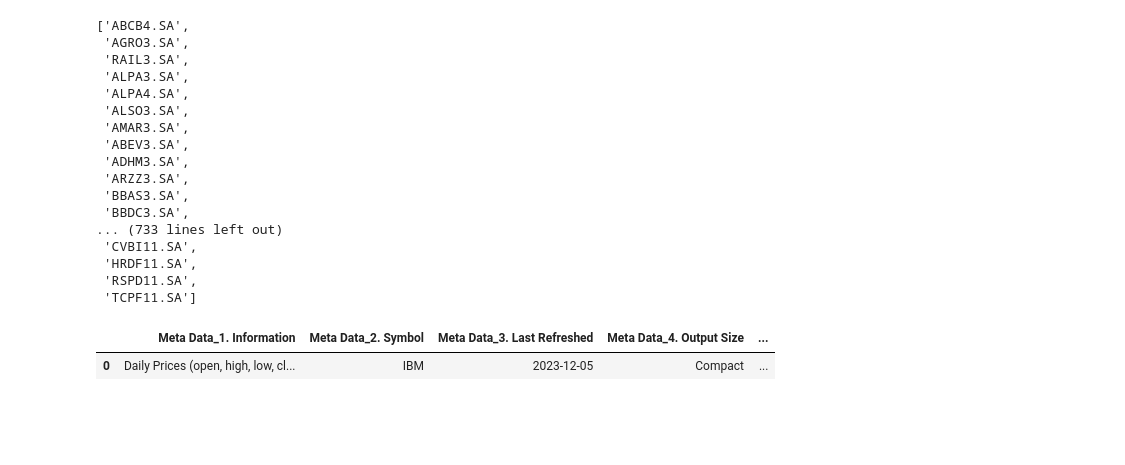
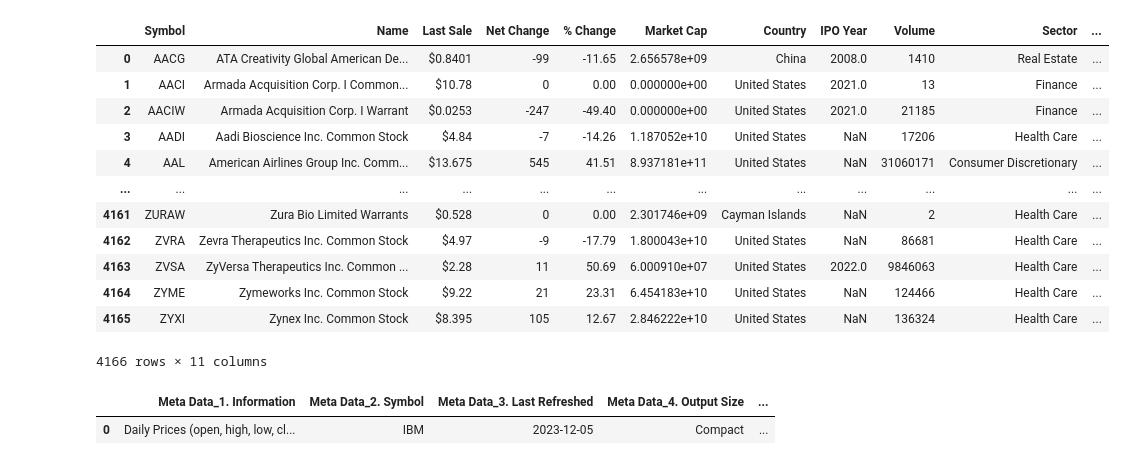
Before and after one commit to heron-ho/Dados-bolsa, a Jupyter notebook: Alpha Avantage/alpha-api.ipynb, the cells around one changed output. Cells and saved outputs as stored; diff of their text form; code cells hidden in the pictures; blank space fills up the shorter version.

```diff
--- a/Alpha Avantage/alpha-api.ipynb
+++ b/Alpha Avantage/alpha-api.ipynb
@@ -25,28 +7,22 @@ br
-# %%
-carteira = []
-for a in br['symbol']:
-    if a[-3] != '.SA':
-        carteira.append(a+'.SA')
-
-carteira
-# %% [output]
-['ABCB4.SA',
- 'AGRO3.SA',
- 'RAIL3.SA',
- 'ALPA3.SA',
- 'ALPA4.SA',
- 'ALSO3.SA',
- 'AMAR3.SA',
- 'ABEV3.SA',
- 'ADHM3.SA',
- 'ARZZ3.SA',
- 'BBAS3.SA',
- 'BBDC3.SA',
-... (733 lines left out)
- 'CVBI11.SA',
- 'HRDF11.SA',
- 'RSPD11.SA',
- 'TCPF11.SA']
+# %%
+# - obtendo dados de empresas americanas (alpha-vantage não trabalha com emrpesas brasileiras):
+
+empresas_eua = pd.read_excel('nasdaq_screener_1701886650653.xlsx')
+empresas_eua
+# %% [output]
+|  | Symbol | Name | Last Sale | Net Change | % Change | Market Cap | Country | IPO Year | Volume | Sector | ... |
+| 0 | AACG | ATA Creativity Global American De... | $0.8401 | -99 | -11.65 | 2.656578e+09 | China | 2008.0 | 1410 | Real Estate | ... |
+| 1 | AACI | Armada Acquisition Corp. I Common... | $10.78 | 0 | 0.00 | 0.000000e+00 | United States | 2021.0 | 13 | Finance | ... |
+| 2 | AACIW | Armada Acquisition Corp. I Warrant | $0.0253 | -247 | -49.40 | 0.000000e+00 | United States | 2021.0 | 21185 | Finance | ... |
+| 3 | AADI | Aadi Bioscience Inc. Common Stock | $4.84 | -7 | -14.26 | 1.187052e+10 | United States | NaN | 17206 | Health Care | ... |
+| 4 | AAL | American Airlines Group Inc. Comm... | $13.675 | 545 | 41.51 | 8.937181e+11 | United States | NaN | 31060171 | Consumer Discretionary | ... |
+| ... | ... | ... | ... | ... | ... | ... | ... | ... | ... | ... | ... |
+| 4161 | ZURAW | Zura Bio Limited Warrants | $0.528 | 0 | 0.00 | 2.301746e+09 | Cayman Islands | NaN | 2 | Health Care | ... |
+| 4162 | ZVRA | Zevra Therapeutics Inc. Common Stock | $4.97 | -9 | -17.79 | 1.800043e+10 | United States | NaN | 86681 | Health Care | ... |
+| 4163 | ZVSA | ZyVersa Therapeutics Inc. Common ... | $2.28 | 11 | 50.69 | 6.000910e+07 | United States | 2022.0 | 9846063 | Health Care | ... |
+| 4164 | ZYME | Zymeworks Inc. Common Stock | $9.22 | 21 | 23.31 | 6.454183e+10 | United States | NaN | 124466 | Health Care | ... |
+| 4165 | ZYXI | Zynex Inc. Common Stock | $8.395 | 105 | 12.67 | 2.846222e+10 | United States | NaN | 136324 | Health Care | ... |
+4166 rows × 11 columns
 # %%
 key = 'T0OWW8AK2OL9HYXI'
 
```
Also changed, not shown: parts of 2 cells of this notebook.
